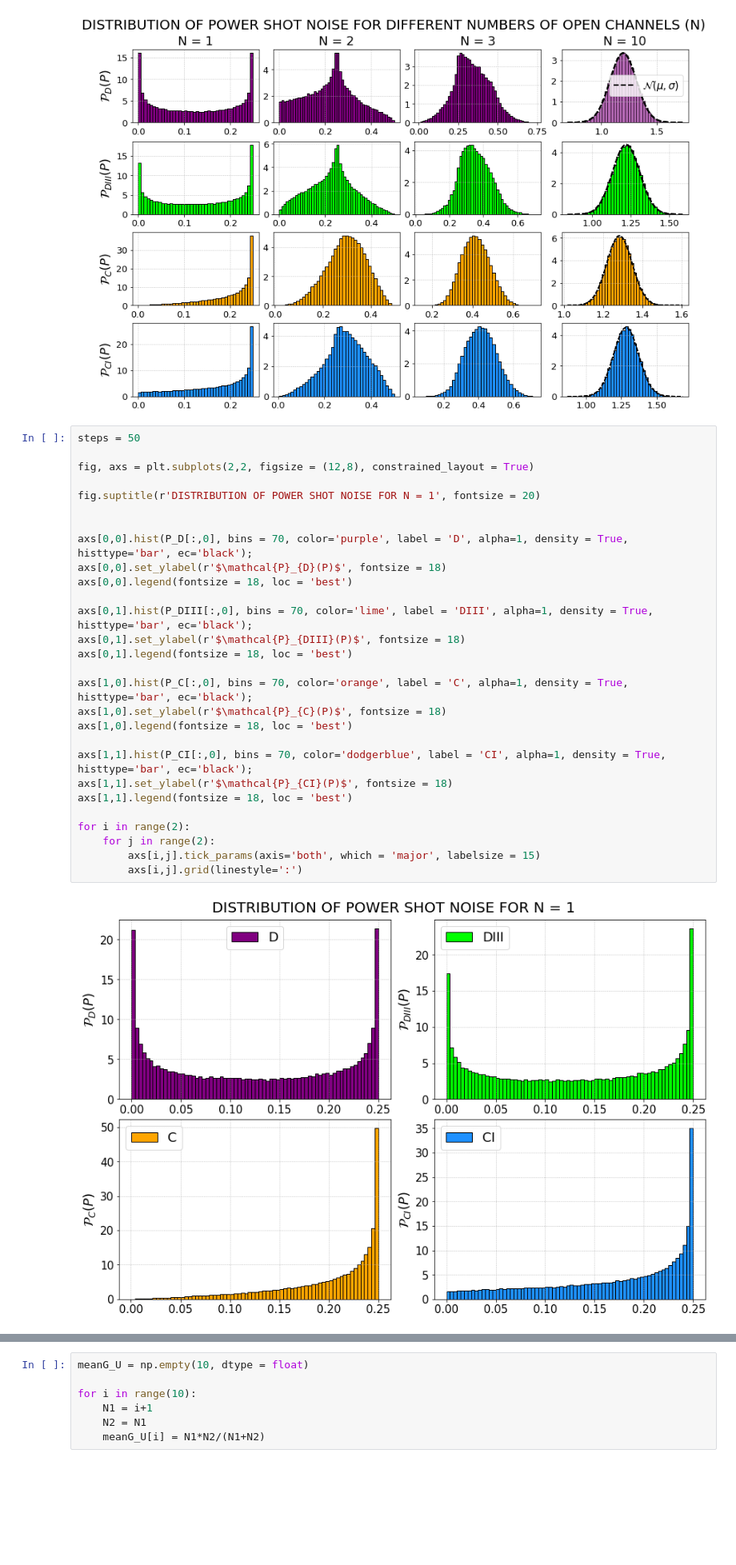
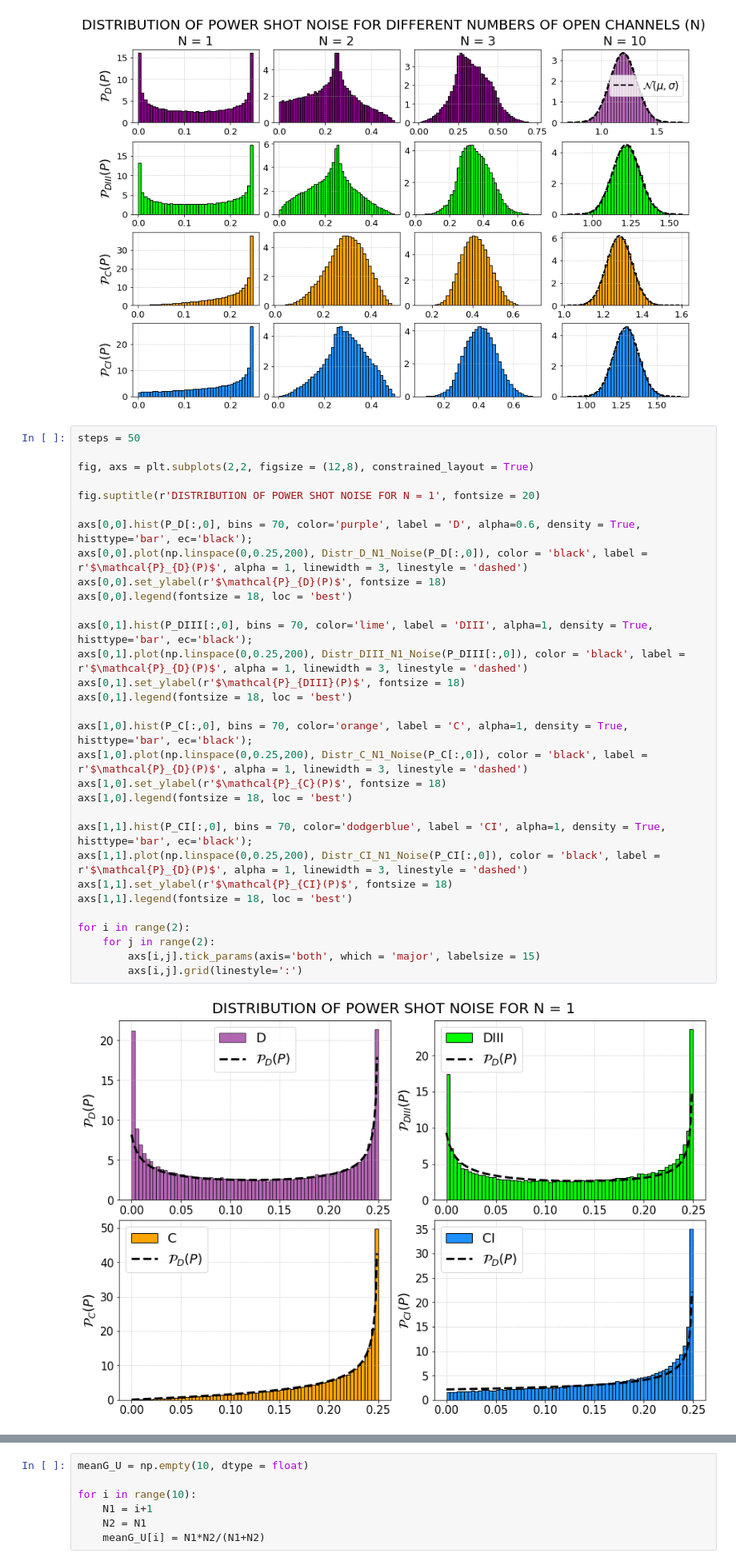
Before and after one commit to Rafffaelb/Andreev_Billiard, a Jupyter notebook: Altland-Zirnbauer/Data_Analysis/Andreev_Conductance_ShotNoise.ipynb, the cells around one changed output, grey strips where cells are left out. Shown at 80% size. Drawn from its saved outputs; the diff is of its cells as text; blank space fills up the shorter version.

```diff
--- a/Altland-Zirnbauer/Data_Analysis/Andreev_Conductance_ShotNoise.ipynb
+++ b/Altland-Zirnbauer/Data_Analysis/Andreev_Conductance_ShotNoise.ipynb
@@ -393,33 +443,36 @@ for j in range(0,4):
 # %%
 steps = 50
 
 fig, axs = plt.subplots(2,2, figsize = (12,8), constrained_layout = True)
 
 fig.suptitle(r'DISTRIBUTION OF POWER SHOT NOISE FOR N = 1', fontsize = 20)
 
-
-axs[0,0].hist(P_D[:,0], bins = 70, color='purple', label = 'D', alpha=1, density = True, histtype='bar', ec='black');
+axs[0,0].hist(P_D[:,0], bins = 70, color='purple', label = 'D', alpha=0.6, density = True, histtype='bar', ec='black');
+axs[0,0].plot(np.linspace(0,0.25,200), Distr_D_N1_Noise(P_D[:,0]), color = 'black', label = r'$\mathcal{P}_{D}(P)$', alpha = 1, linewidth = 3, linestyle = 'dashed')
 axs[0,0].set_ylabel(r'$\mathcal{P}_{D}(P)$', fontsize = 18)
 axs[0,0].legend(fontsize = 18, loc = 'best')
 
 axs[0,1].hist(P_DIII[:,0], bins = 70, color='lime', label = 'DIII', alpha=1, density = True, histtype='bar', ec='black');
+axs[0,1].plot(np.linspace(0,0.25,200), Distr_DIII_N1_Noise(P_DIII[:,0]), color = 'black', label = r'$\mathcal{P}_{D}(P)$', alpha = 1, linewidth = 3, linestyle = 'dashed')
 axs[0,1].set_ylabel(r'$\mathcal{P}_{DIII}(P)$', fontsize = 18)
 axs[0,1].legend(fontsize = 18, loc = 'best')
 
 axs[1,0].hist(P_C[:,0], bins = 70, color='orange', label = 'C', alpha=1, density = True, histtype='bar', ec='black');
+axs[1,0].plot(np.linspace(0,0.25,200), Distr_C_N1_Noise(P_C[:,0]), color = 'black', label = r'$\mathcal{P}_{D}(P)$', alpha = 1, linewidth = 3, linestyle = 'dashed')
 axs[1,0].set_ylabel(r'$\mathcal{P}_{C}(P)$', fontsize = 18)
 axs[1,0].legend(fontsize = 18, loc = 'best')
 
 axs[1,1].hist(P_CI[:,0], bins = 70, color='dodgerblue', label = 'CI', alpha=1, density = True, histtype='bar', ec='black');
+axs[1,1].plot(np.linspace(0,0.25,200), Distr_CI_N1_Noise(P_CI[:,0]), color = 'black', label = r'$\mathcal{P}_{D}(P)$', alpha = 1, linewidth = 3, linestyle = 'dashed')
 axs[1,1].set_ylabel(r'$\mathcal{P}_{CI}(P)$', fontsize = 18)
 axs[1,1].legend(fontsize = 18, loc = 'best')
 
 for i in range(2):
     for j in range(2):
         axs[i,j].tick_params(axis='both', which = 'major', labelsize = 15)
         axs[i,j].grid(linestyle=':')
 # %% [output]
-[figure, old version]
+[figure, new version]
 # %%
 meanG_D = np.mean(G_D, axis = 0)
 meanG_DIII = np.mean(G_DIII, axis = 0)
```
Also changed, not shown: parts of 1 cell of this notebook, 3 other files.
